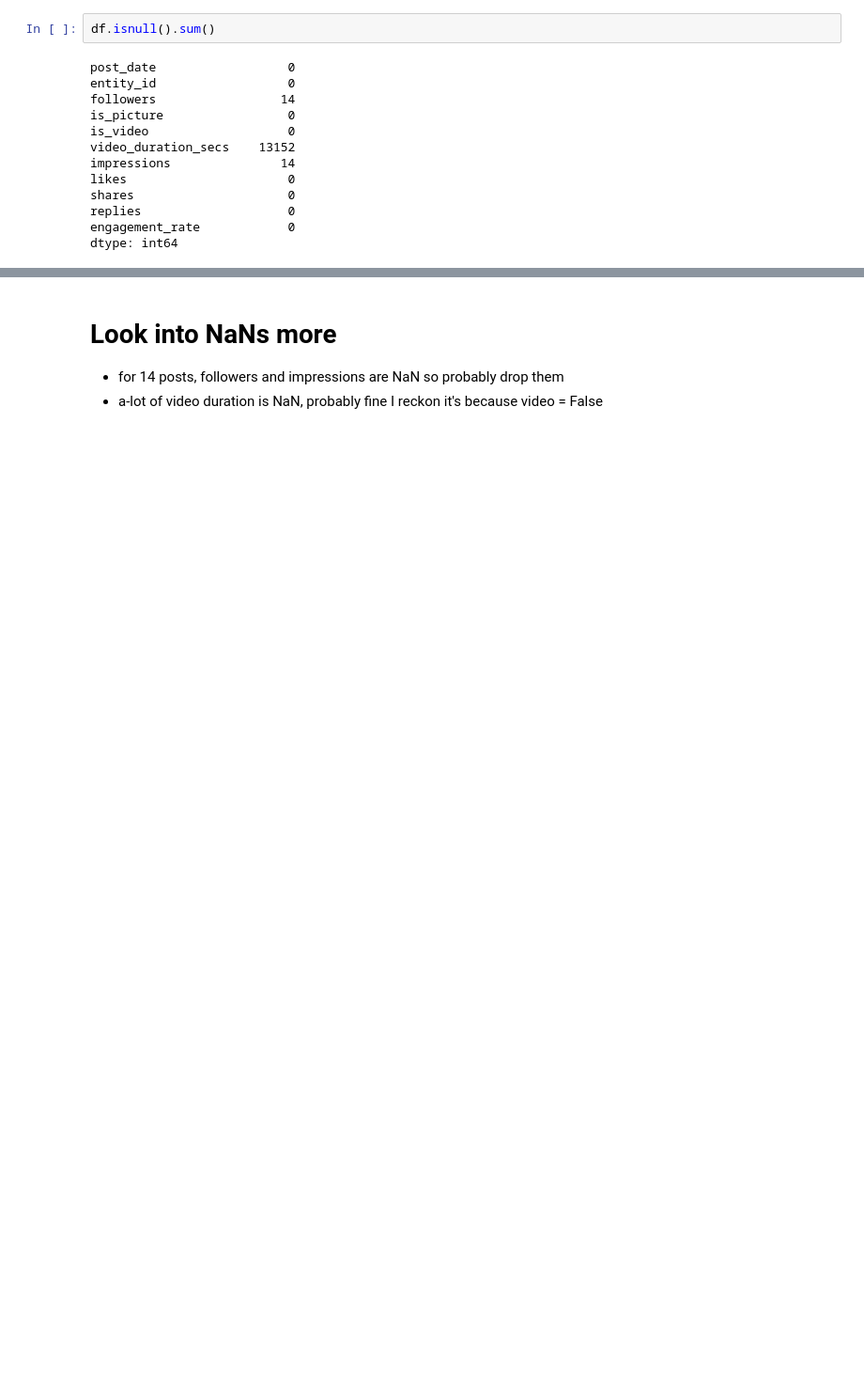
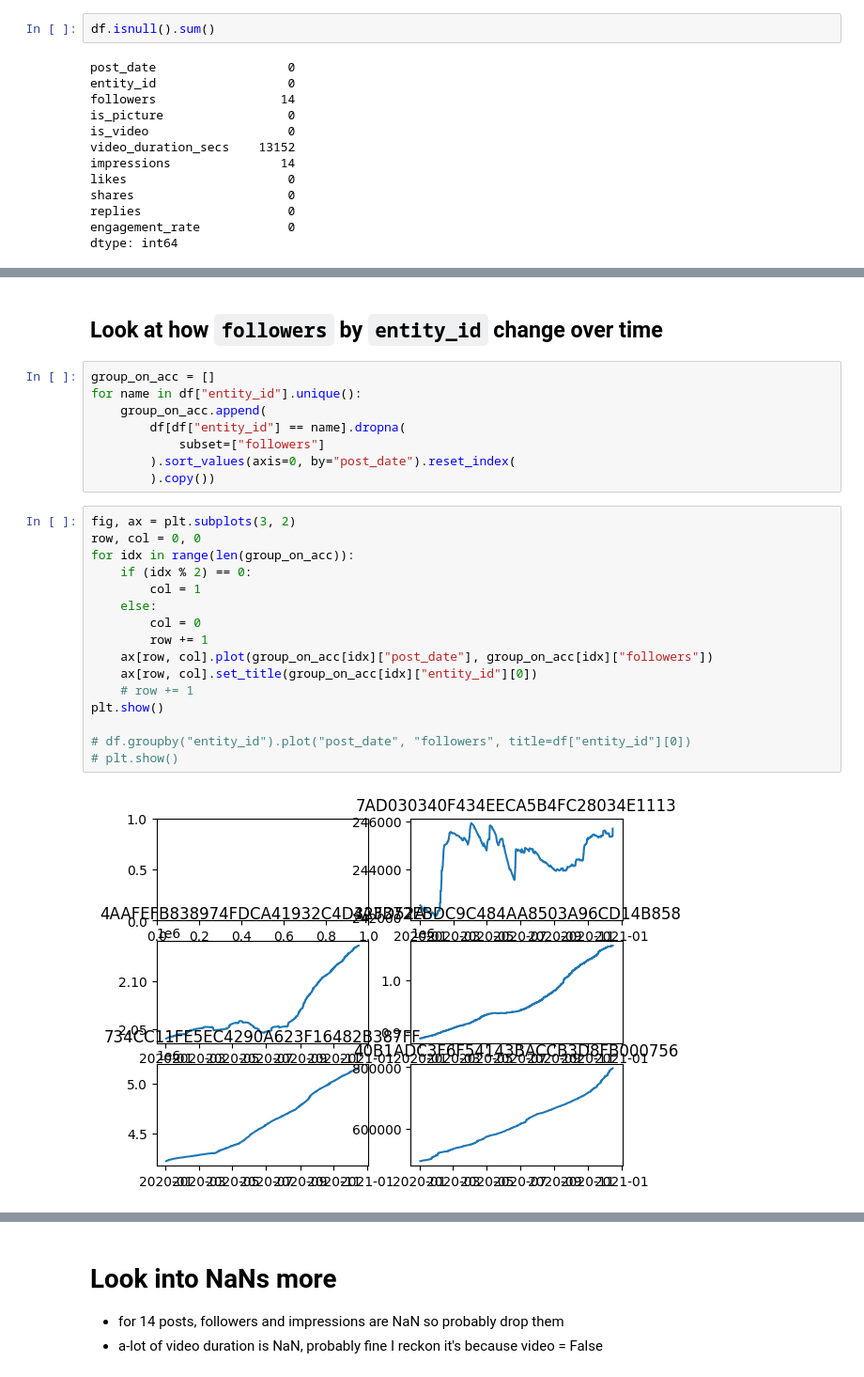
Before and after one commit to allan-gon/eg_thing, a Jupyter notebook: src/eda.ipynb, the cells around one changed output, grey strips where cells are left out. Shown at 94% size. Cells and saved outputs as stored; diff of their text form; blank space fills up the shorter version.

Commit message:
wasted some time

```diff
--- a/src/eda.ipynb
+++ b/src/eda.ipynb
@@ -72,0 +148,28 @@ df[df.followers.isnull()]
+# %% [markdown]
+## Look at how `followers` by `entity_id` change over time
+# %%
+group_on_acc = []
+for name in df["entity_id"].unique():
+    group_on_acc.append(
+        df[df["entity_id"] == name].dropna(
+            subset=["followers"]
+        ).sort_values(axis=0, by="post_date").reset_index(
+        ).copy())
+# %%
+fig, ax = plt.subplots(3, 2)
+row, col = 0, 0
+for idx in range(len(group_on_acc)):
+    if (idx % 2) == 0:
+        col = 1
+    else:
+        col = 0
+        row += 1
+    ax[row, col].plot(group_on_acc[idx]["post_date"], group_on_acc[idx]["followers"])
+    ax[row, col].set_title(group_on_acc[idx]["entity_id"][0])
+    # row += 1
+plt.show()
+
+# df.groupby("entity_id").plot("post_date", "followers", title=df["entity_id"][0])
+# plt.show()
+# %% [output]
+[figure, added]
```
Also changed, not shown: parts of 37 cells of this notebook, 2 other files.
